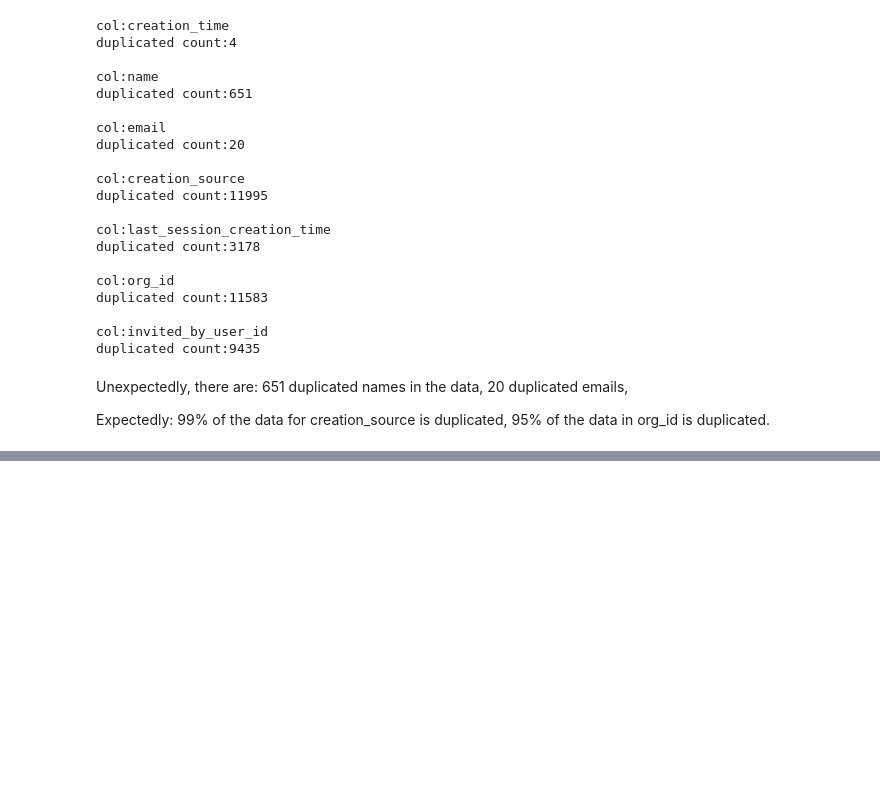
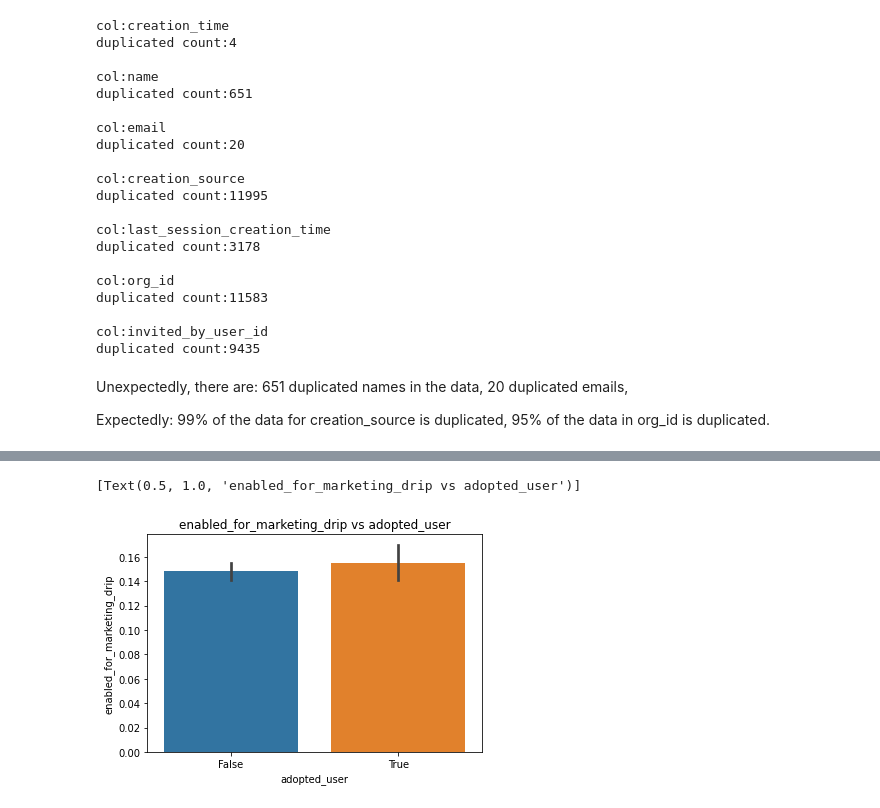
Before and after one commit to allen44/relax-challenge, a Jupyter notebook: relax-challenge-analysis.ipynb, the cells around one changed output, grey strips where cells are left out. Drawn from its saved outputs; the diff is of its cells as text; code cells hidden in the pictures; blank space fills up the shorter version.

```diff
--- a/relax-challenge-analysis.ipynb
+++ b/relax-challenge-analysis.ipynb
@@ -267,0 +335,8 @@ Expectedly:
+# %%
+g = sns.barplot(data=users,
+            x='adopted_user',
+            y='enabled_for_marketing_drip', )
+g.set(title='enabled_for_marketing_drip vs adopted_user')
+# %% [output]
+[Text(0.5, 1.0, 'enabled_for_marketing_drip vs adopted_user')]
+[figure, added]
```
Also changed, not shown: parts of 13 cells of this notebook.
